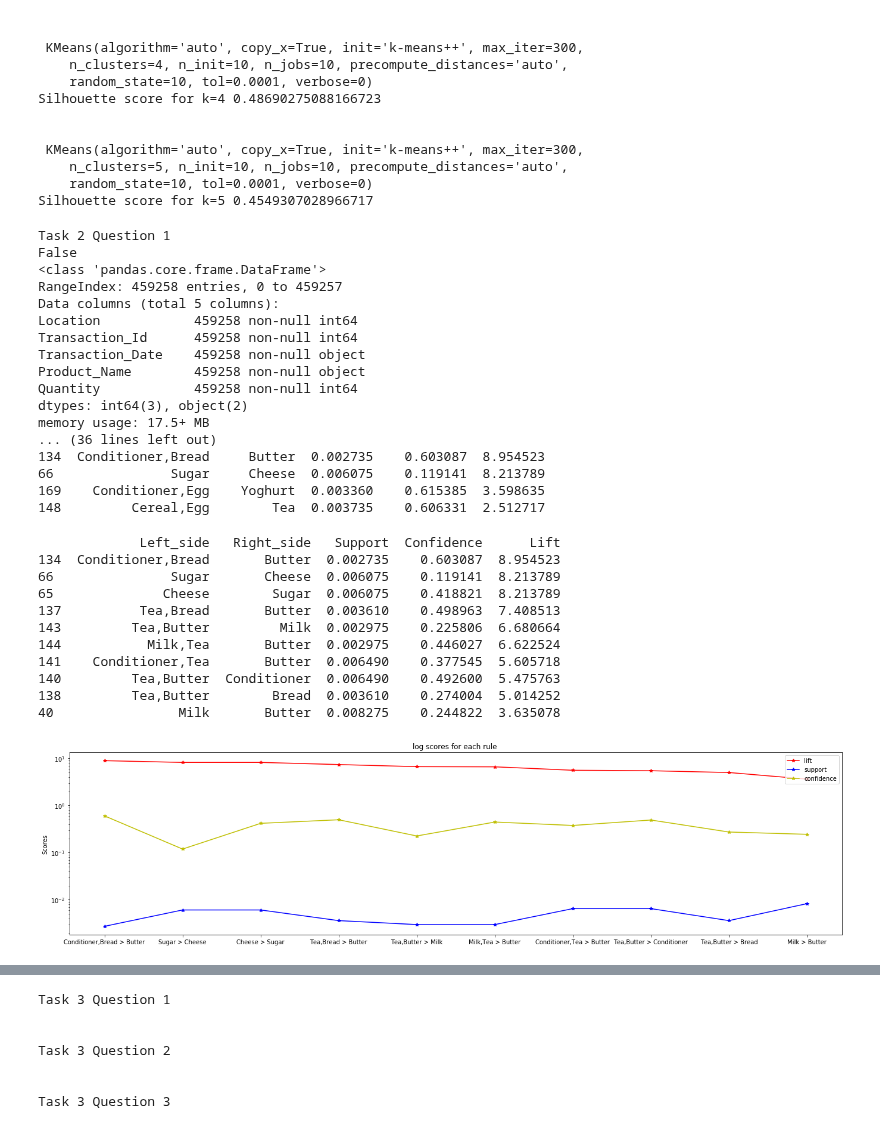
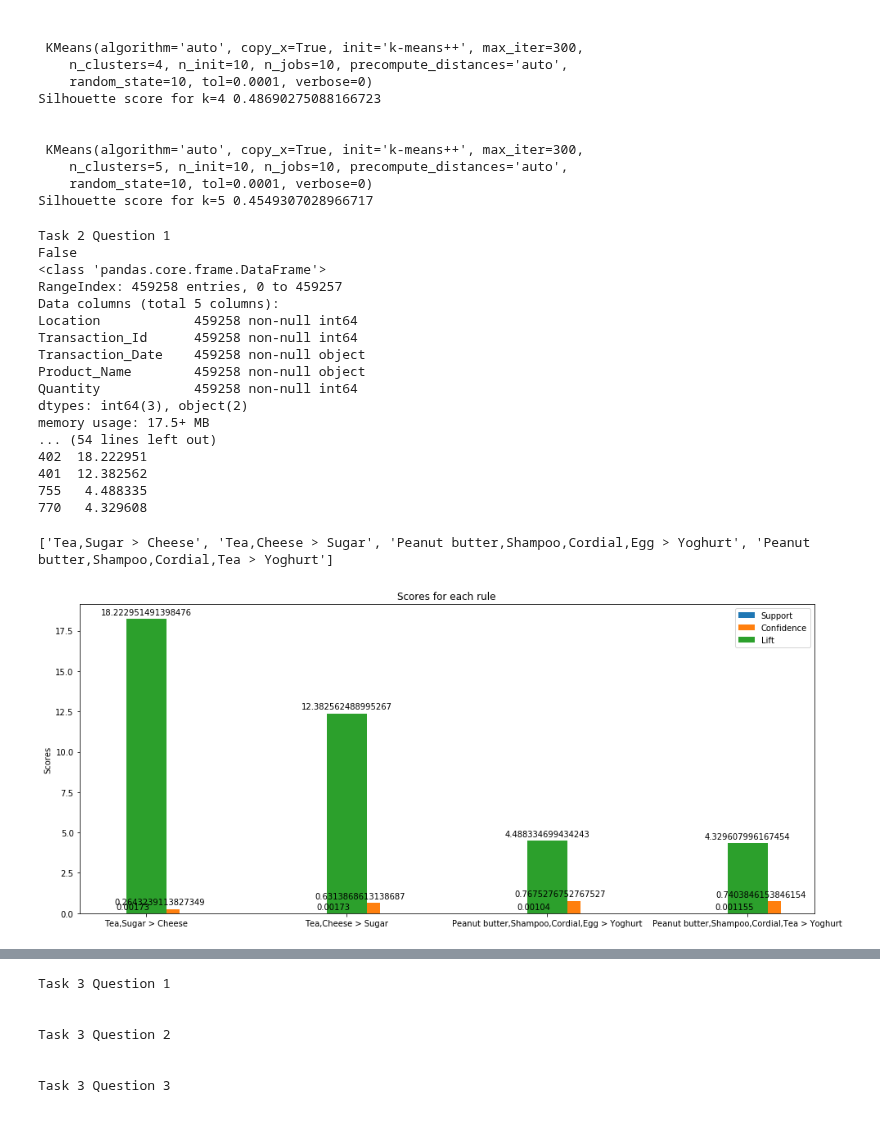
Before and after one commit to Wesleyzxc/DataMining, a Jupyter notebook: Unsupervised Learning/DMProj2.ipynb, the cells around one changed output, grey strips where cells are left out. Cells and saved outputs as stored; diff of their text form; code cells hidden in the pictures.

```diff
--- a/Unsupervised Learning/DMProj2.ipynb
+++ b/Unsupervised Learning/DMProj2.ipynb
@@ -270,7 +270,7 @@ transactions = df.groupby(['Transaction_Id'])['Product_Name'].apply(list)
 
 # type cast the transactions from pandas into normal list format and run apriori
 transaction_list = list(transactions)
-results = list(apriori(transaction_list, min_support=0.0025))
+results = list(apriori(transaction_list, min_support=0.0009))
 
 
 def convert_apriori_results_to_pandas_df(results):
@@ -298,6 +298,9 @@ print(result_by_lift.head(10))
 
 print(color.BOLD + "\nTop 10 rules sorted by confidence"  + color.END)
 print(result_by_confidence.head(10))
+
+plotted_records = result_by_lift.head(2).append(result_by_confidence.head(2))
+print(plotted_records)
 # %% [output]
 Task 2 Question 1
 False
@@ -311,79 +314,62 @@ Product_Name        459258 non-null object
 Quantity            459258 non-null int64
 dtypes: int64(3), object(2)
 memory usage: 17.5+ MB
-... (36 lines left out)
-134  Conditioner,Bread     Butter  0.002735    0.603087  8.954523
-66               Sugar     Cheese  0.006075    0.119141  8.213789
-169    Conditioner,Egg    Yoghurt  0.003360    0.615385  3.598635
-148         Cereal,Egg        Tea  0.003735    0.606331  2.512717
+... (54 lines left out)
+402  18.222951
+401  12.382562
+755   4.488335
+770   4.329608
 # %%
-plotted_records = result_by_lift.head(10)
-print(plotted_records)
-
-ruleNumber = np.arange(0,10)
-
 support_val = plotted_records['Support'].values.tolist()
-#norm_supp = [float(i)/sum(support_val) for i in support_val]
-
+support_str = ["Support = " +(str(supp)) for supp in support_val]
 confidence_val = plotted_records['Confidence'].values.tolist()
-#norm_conf = [float(i)/sum(confidence_val) for i in confidence_val]
-
 lift_val = plotted_records['Lift'].values.tolist()
-#norm_lift = [float(i)/sum(lift_val) for i in lift_val]
 
 # Create rules format to form X > Y
 label1 = plotted_records['Left_side'].values.tolist()
 label2 = plotted_records['Right_side'].values.tolist()
 combined_label = list(zip(label1, label2))
 label = [" > ".join(labels) for labels in combined_label]
-
-
+print(label) # end result
 
 x = np.arange(len(label))  # the label locations
 width = 0.2  # the width of the bars
-fig, ax = plt.subplots(figsize=(19,5))
-line1 = plt.plot(ruleNumber, lift_val, 'r', label='lift', marker='*')
-line2 = plt.plot(ruleNumber, support_val, 'b', label='support', marker='*')
-line3 = plt.plot(ruleNumber, confidence_val, 'y', label='confidence', marker='*')
+fig, ax = plt.subplots(figsize=(14,6))
+
+rects1 = ax.bar(x - width/3, support_val, width, label='Support')
+rects2 = ax.bar(x + width/3, confidence_val, width, label='Confidence')
+rects3 = ax.bar(x, lift_val, width, label='Lift')
 
 
 # Add some text for labels, title and custom x-axis tick labels, etc.
 ax.set_ylabel('Scores')
-ax.set_title('log scores for each rule ')
+ax.set_title('Scores for each rule')
 ax.set_xticks(x)
 ax.set_xticklabels(label)
-ax.set_yscale('log')
-ax.legend(loc='upper right')
+ax.legend()
 
 
 def autolabel(rects):
     """Attach a text label above each bar in *rects*, displaying its height."""
     for rect in rects:
         height = rect.get_height()
         ax.annotate('{}'.format(height),
                     xy=(rect.get_x() + rect.get_width() / 2, height),
                     xytext=(0, 3),  # 3 points vertical offset
                     textcoords="offset points",
                     ha='center', va='bottom')
 
 
+autolabel(rects1)
+autolabel(rects2)
+autolabel(rects3)
 
 fig.tight_layout()
 
 plt.show()
 # %% [output]
-             Left_side   Right_side   Support  Confidence      Lift
-134  Conditioner,Bread       Butter  0.002735    0.603087  8.954523
-66               Sugar       Cheese  0.006075    0.119141  8.213789
-65              Cheese        Sugar  0.006075    0.418821  8.213789
-137          Tea,Bread       Butter  0.003610    0.498963  7.408513
-143         Tea,Butter         Milk  0.002975    0.225806  6.680664
-144           Milk,Tea       Butter  0.002975    0.446027  6.622524
-141    Conditioner,Tea       Butter  0.006490    0.377545  5.605718
-140         Tea,Butter  Conditioner  0.006490    0.492600  5.475763
-138         Tea,Butter        Bread  0.003610    0.274004  5.014252
-40                Milk       Butter  0.008275    0.244822  3.635078
+['Tea,Sugar > Cheese', 'Tea,Cheese > Sugar', 'Peanut butter,Shampoo,Cordial,Egg > Yoghurt', 'Peanut butter,Shampoo,Cordial,Tea > Yoghurt']
-[figure, old version]
+[figure, new version]
 # %%
 print(color.BOLD + "\nTask 2 Question 4" + color.END)
 bread_df = result_df[result_df['Left_side'].str.contains('Bread')]
```
Also changed, not shown: parts of 1 cell of this notebook, 1 other file.
